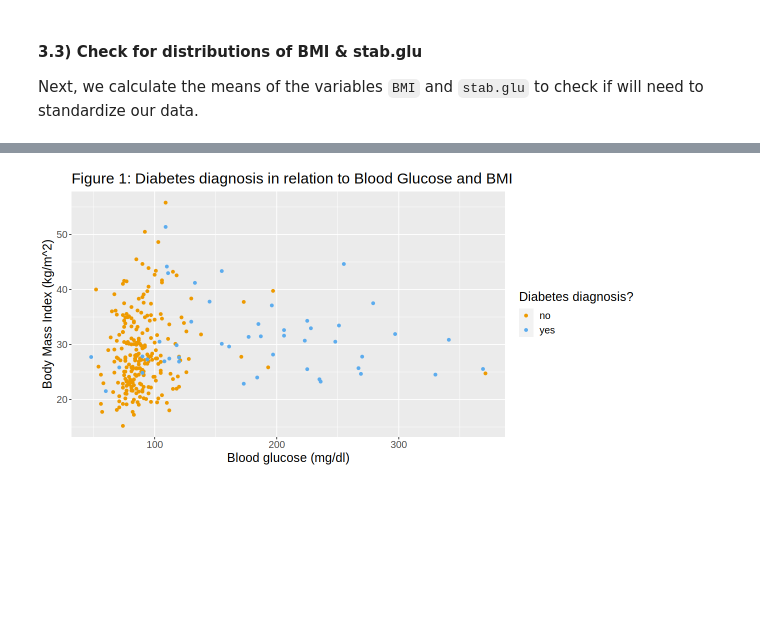
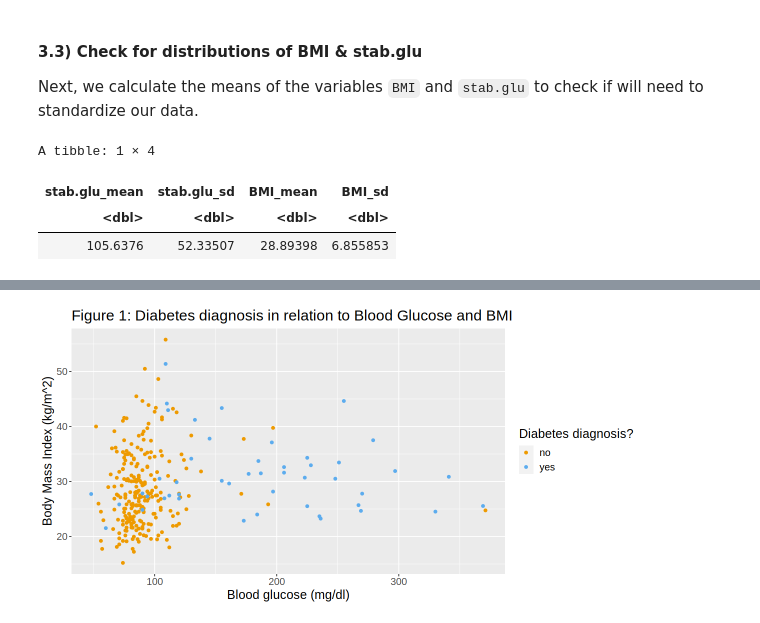
Before and after one commit to wmma2/group_18_project, a Jupyter notebook: Final_report.ipynb, the cells around one changed output, grey strips where cells are left out. Saved outputs shown, nothing was run; the diff lists cells and outputs as text; code cells hidden in the pictures; blank space fills up the shorter version.

```diff
--- a/Final_report.ipynb
+++ b/Final_report.ipynb
@@ -216,6 +232,15 @@ Next, we calculate the means of the variables `BMI` and `stab.glu` to check if w
 # %%
 train_mean <- diabetes_train|>
     summarize(stab.glu_mean = mean(stab.glu),
-              BMI_mean = mean(BMI))
+              stab.glu_sd = sd(stab.glu),
+              BMI_mean = mean(BMI),
+              BMI_sd = sd(BMI))
+
+train_mean
+# %% [output]
+A tibble: 1 × 4
+| stab.glu_mean | stab.glu_sd | BMI_mean | BMI_sd |
+| <dbl> | <dbl> | <dbl> | <dbl> |
+| 105.6376 | 52.33507 | 28.89398 | 6.855853 |
 # %% [markdown]
 ## **Summary of exploratory data analysis**
```
Also changed, not shown: parts of 16 cells of this notebook.
